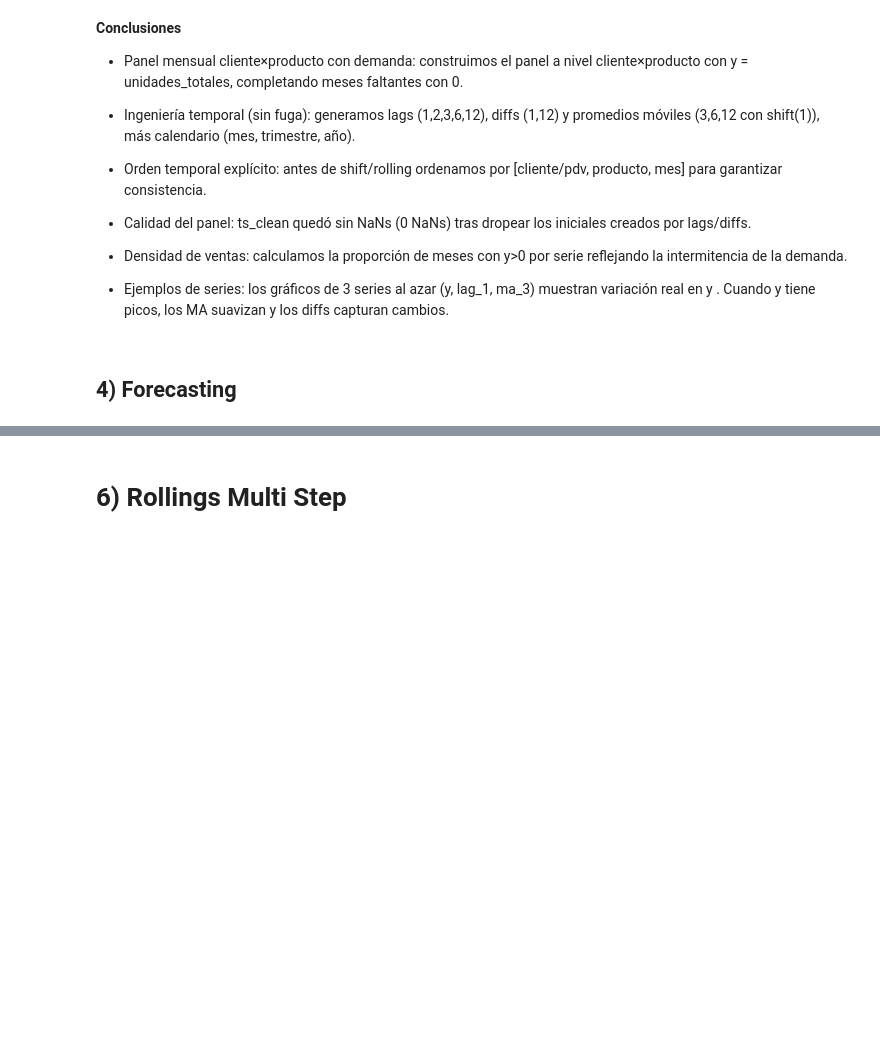
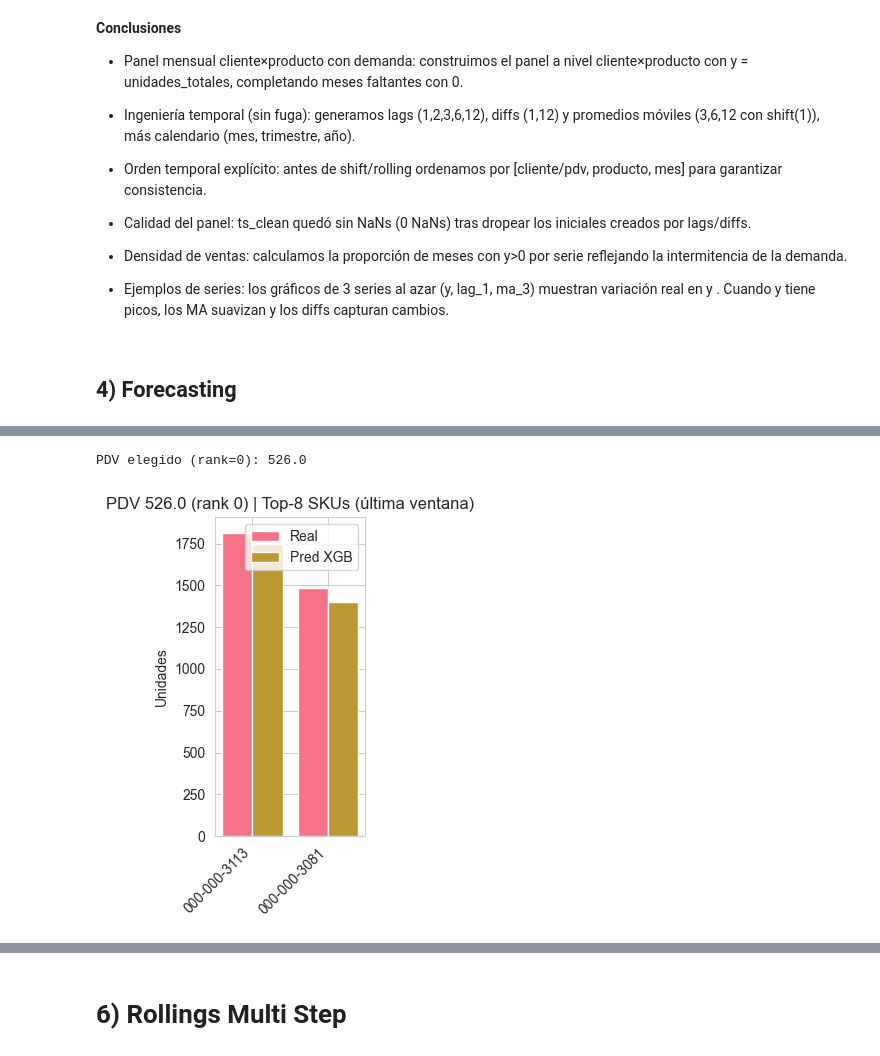
Before and after one commit to SantiagoCastellanos14/m11-practico1-eda, a Jupyter notebook: notebooks/practico_3_eda.ipynb, the cells around one changed output, grey strips where cells are left out. Cells and saved outputs as stored; diff of their text form; code cells hidden in the pictures; blank space fills up the shorter version.

```diff
--- a/notebooks/practico_3_eda.ipynb
+++ b/notebooks/practico_3_eda.ipynb
@@ -1806,31 +1924,0 @@ Mejor set: {'n_estimators': 500, 'max_depth': 5, 'learning_rate': 0.05}  | micro
-# %%
-# Gráfico para comparar prediccion del modelo xgb vs demanda real sobre un SKU puntual
-WINDOW_Q  = 2   # 1 = Corte A, 2 = Corte B (T-2..T)
-PAIR_RANK = 3   # 1 = para elegir SKU con mayor volumen pre-holdout; 2 = segundo, etc.
-
-# 1) Par PDV×SKU por volumen histórico (excluye holdout)
-last6 = last_n_unique_dates(ts_ml, H_HOLDOUT)
-hist  = ts_ml[~ts_ml[date_col].isin(last6)]
-vol   = (hist.groupby([entity_col, item_col])[y_col].sum()
-              .reset_index().rename(columns={y_col:"vol_hist"}))
-vol   = vol.sort_values("vol_hist", ascending=False).reset_index(drop=True)
-assert len(vol) >= PAIR_RANK, "PAIR_RANK excede la cantidad de pares disponibles."
-top_e, top_i = vol.loc[PAIR_RANK-1, [entity_col, item_col]]
-
-# 2) Serie real (últimos 18m) y predicciones XGB de la ventana elegida
-g_all  = ts_ml[(ts_ml[entity_col]==top_e) & (ts_ml[item_col]==top_i)].sort_values(date_col)
-g_last = g_all.tail(18).copy()
-pred_xgb = (bt_pred[(bt_pred[entity_col]==top_e) & (bt_pred[item_col]==top_i)
-                    & (bt_pred["model"]=="XGB") & (bt_pred["window"]==WINDOW_Q)]
-            .sort_values("date"))
-
-# 3) Plot
-import matplotlib.pyplot as plt
-plt.figure(figsize=(9,4))
-plt.plot(g_last[date_col], g_last[y_col], marker="o", label="Real (últimos 18m)")
-if not pred_xgb.empty:
-    plt.plot(pred_xgb["date"], pred_xgb["y_pred"], marker="x", linestyle="--",
-             label=f"Pred (window {WINDOW_Q}) - XGB")
-plt.title(f"PDV×SKU: {top_e} | {top_i}  (Top rank={PAIR_RANK})")
-plt.xlabel("Mes"); plt.ylabel("Demanda")
-plt.legend(); plt.tight_layout(); plt.show()
@@ -1899,0 +2221,12 @@ Métricas x cluster
+# %%
+    # Barras
+plot_pdv_barras_by_rank(
+    bt_df=bt_comp_micro,
+    ts_df=ts_micro,
+    pdv_rank=0,
+    model="XGB",
+    top_n=8
+)
+# %% [output]
+PDV elegido (rank=0): 526.0
+[figure, added]
```
Also changed, not shown: parts of 47 cells of this notebook.
